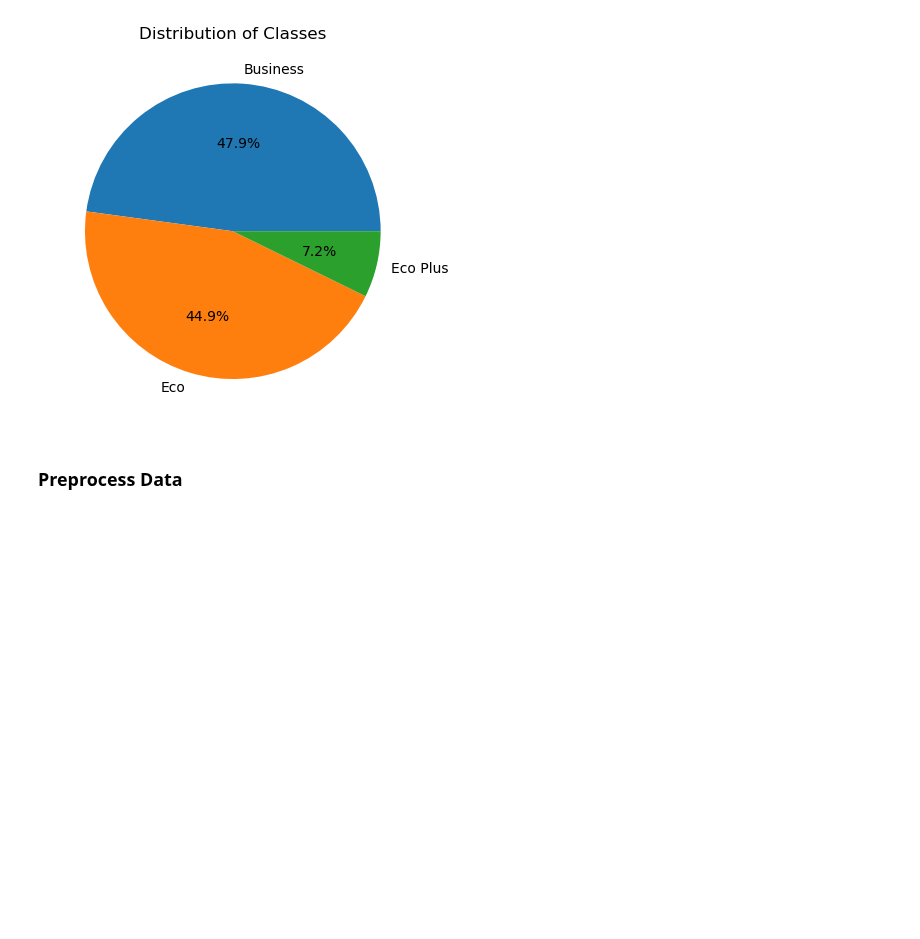
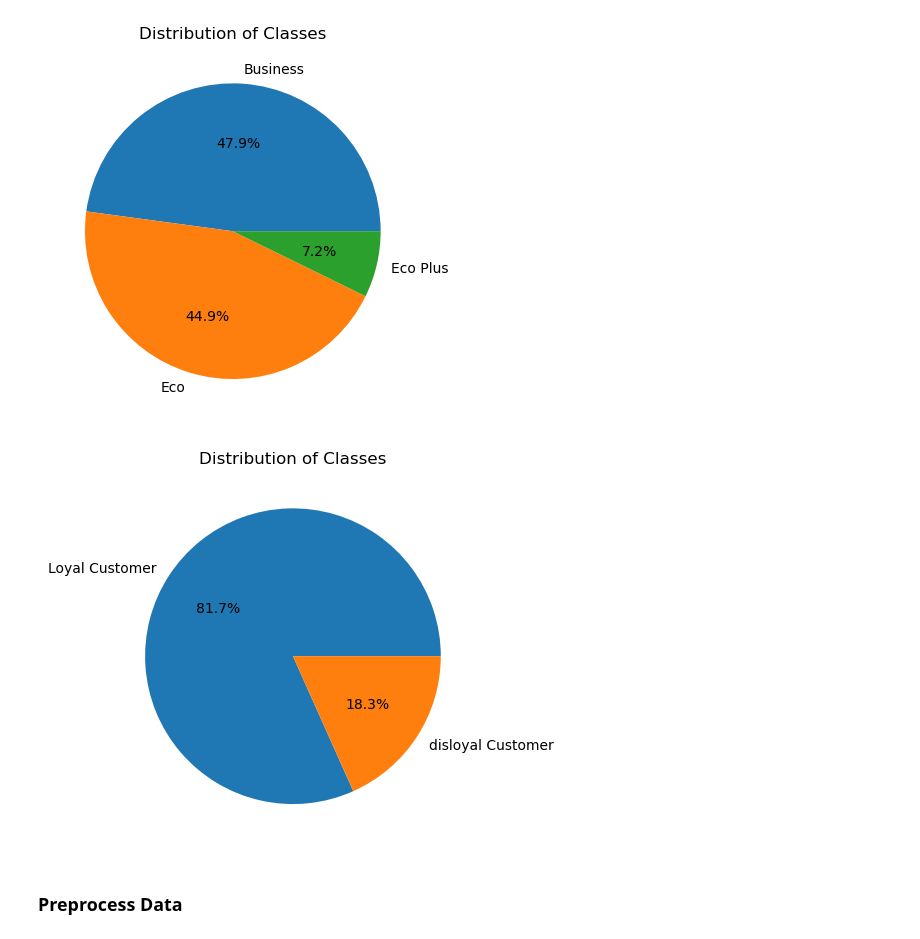
Before and after one commit to T-Godwins/airline-project, a Jupyter notebook: technical_analysis/01_cleaning_and_prep.ipynb, the cells around one changed output. Cells and saved outputs as stored; diff of their text form; code cells hidden in the pictures; blank space fills up the shorter version.

```diff
--- a/technical_analysis/01_cleaning_and_prep.ipynb
+++ b/technical_analysis/01_cleaning_and_prep.ipynb
@@ -110,6 +110,17 @@ ax.set_title("Distribution of Classes")
 plt.show()
 # %% [output]
 [figure]
+# %%
+fig, ax = plt.subplots()
+ax.pie(
+    df['Customer Type'].value_counts(),
+    labels=df['Customer Type'].value_counts().index,
+    autopct="%1.1f%%"
+)
+ax.set_title("Distribution of Classes")
+plt.show()
+# %% [output]
+[figure, added]
 # %% [markdown]
 ### Preprocess Data
 # %%
```
Also changed, not shown: 2 other files.
